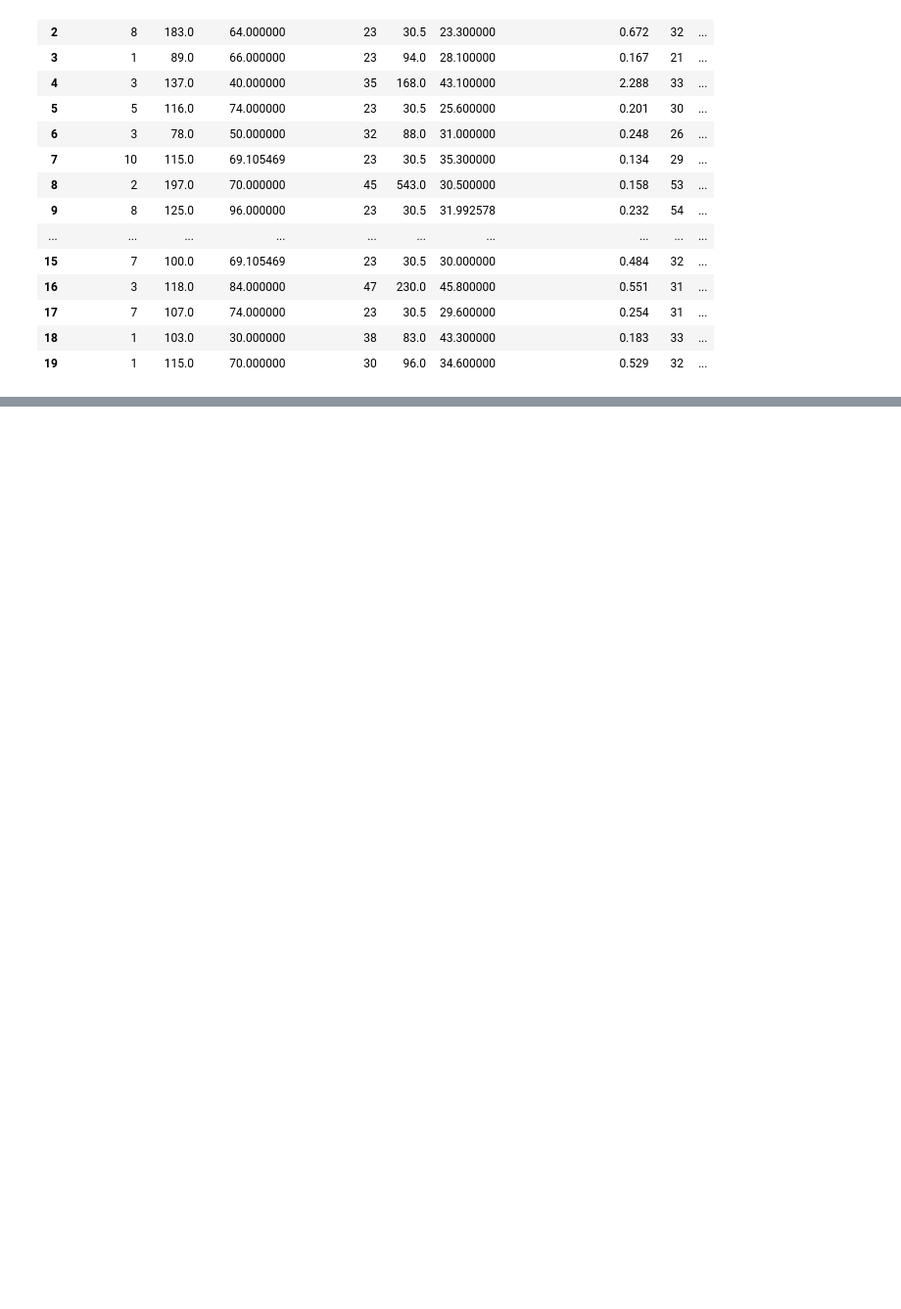
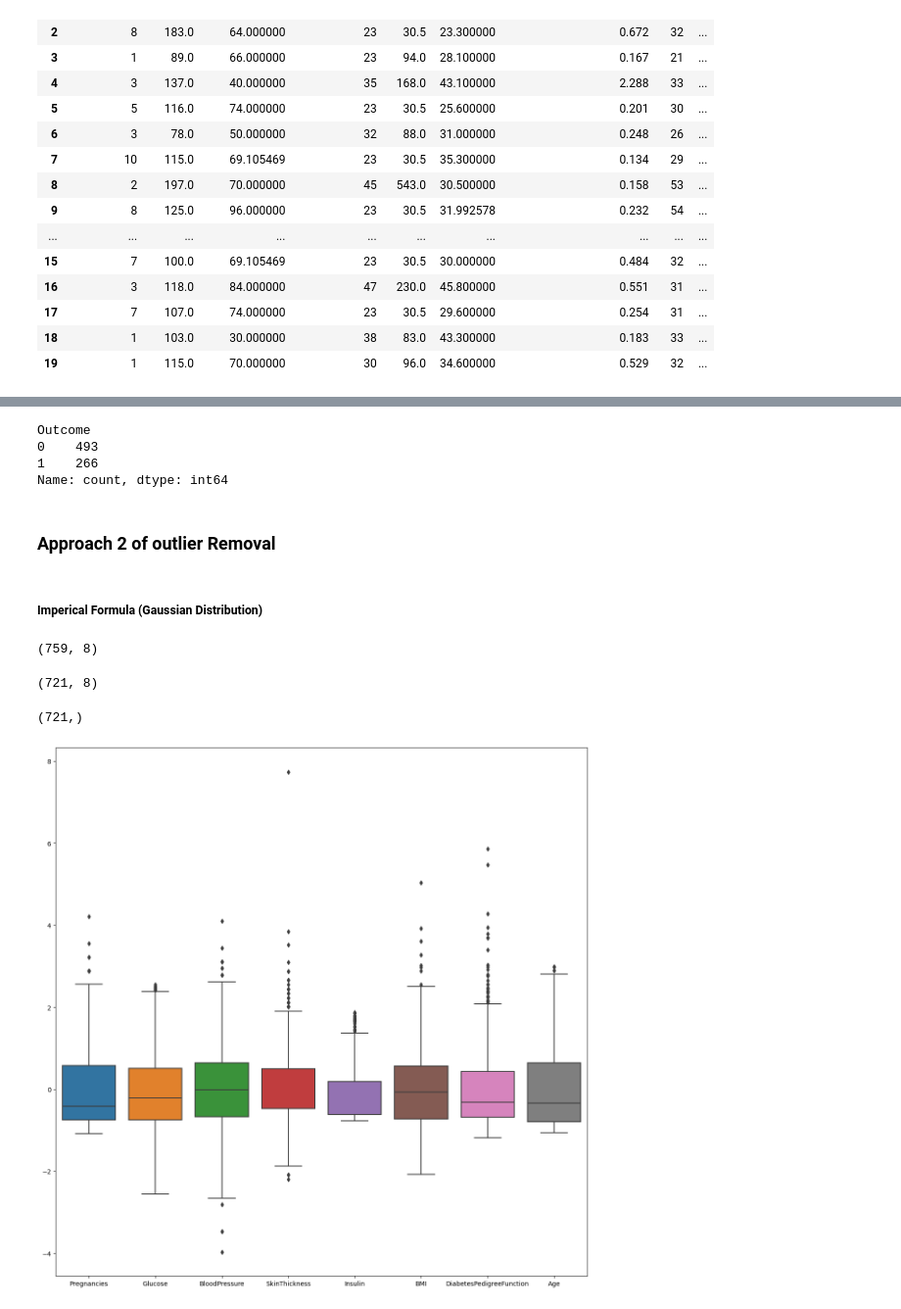
Before and after one commit to abhinav2805-ux/Machine-Learning, a Jupyter notebook: Supervised Learning/Diabities_prediction_using_logistic regression/diabitiesPred.ipynb, the cells around one changed output, grey strips where cells are left out. Shown at 98% size. Drawn from its saved outputs; the diff is of its cells as text; code cells hidden in the pictures; blank space fills up the shorter version.

```diff
--- a/Supervised Learning/Diabities_prediction_using_logistic regression/diabitiesPred.ipynb
+++ b/Supervised Learning/Diabities_prediction_using_logistic regression/diabitiesPred.ipynb
@@ -214,0 +290,3 @@ df.head(20)
+# %%
+X = pd.DataFrame(X,columns=cols)
+X.describe()
@@ -214,0 +303,37 @@ df.head(20)
+# %%
+Y.value_counts()
+# %% [output]
+Outcome
+0    493
+1    266
+Name: count, dtype: int64
+# %% [markdown]
+### Approach 2 of outlier Removal
+# %% [markdown]
+##### Imperical Formula (Gaussian Distribution)
+# %%
+X.shape
+# %% [output]
+(759, 8)
+# %%
+X.reset_index(drop=True,inplace=True)
+Y.reset_index(drop=True,inplace=True)
+# %%
+q = X['Insulin'].quantile(0.95)
+mask = X['Insulin'] < q
+dataNew = X[mask]
+Y = Y[mask]
+# %%
+dataNew.shape
+# %% [output]
+(721, 8)
+# %%
+Y.shape
+# %% [output]
+(721,)
+# %%
+fig , ax = plt.subplots(figsize=(15,15))
+sns.boxplot(data=dataNew,ax=ax)
+plt.show()
+# %% [output]
+[figure, added]
```
Also changed, not shown: parts of 37 cells of this notebook, 3 other files.
